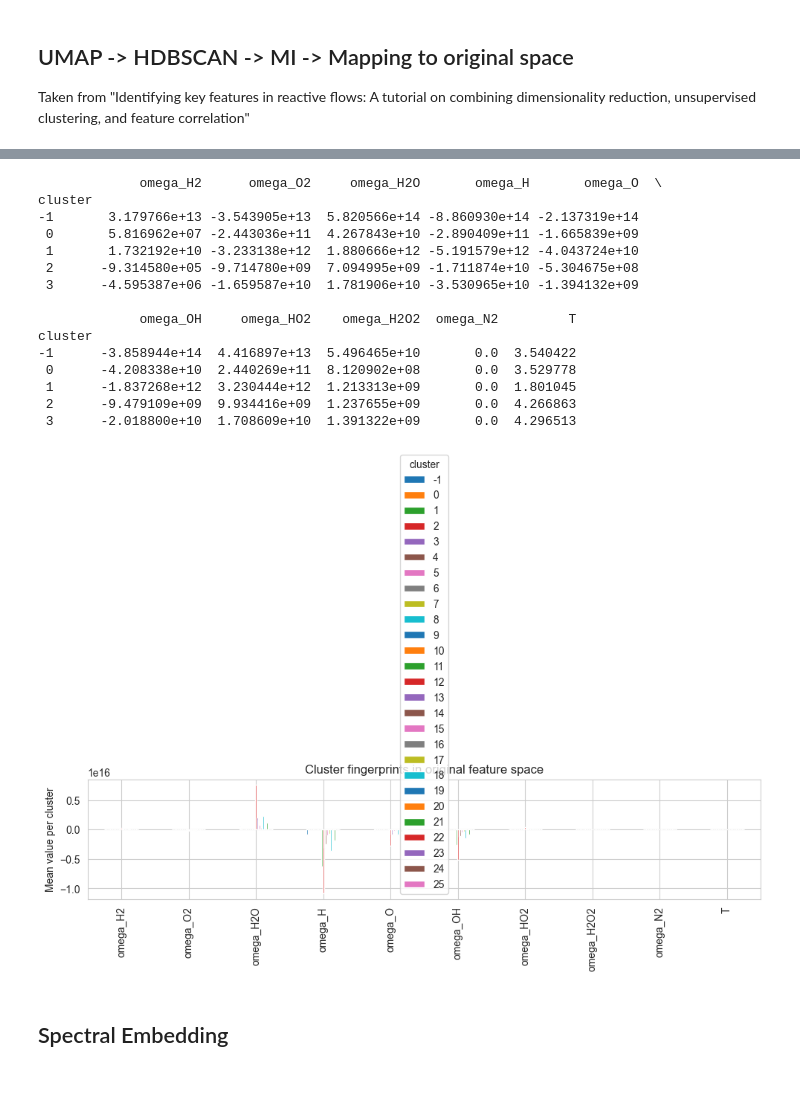
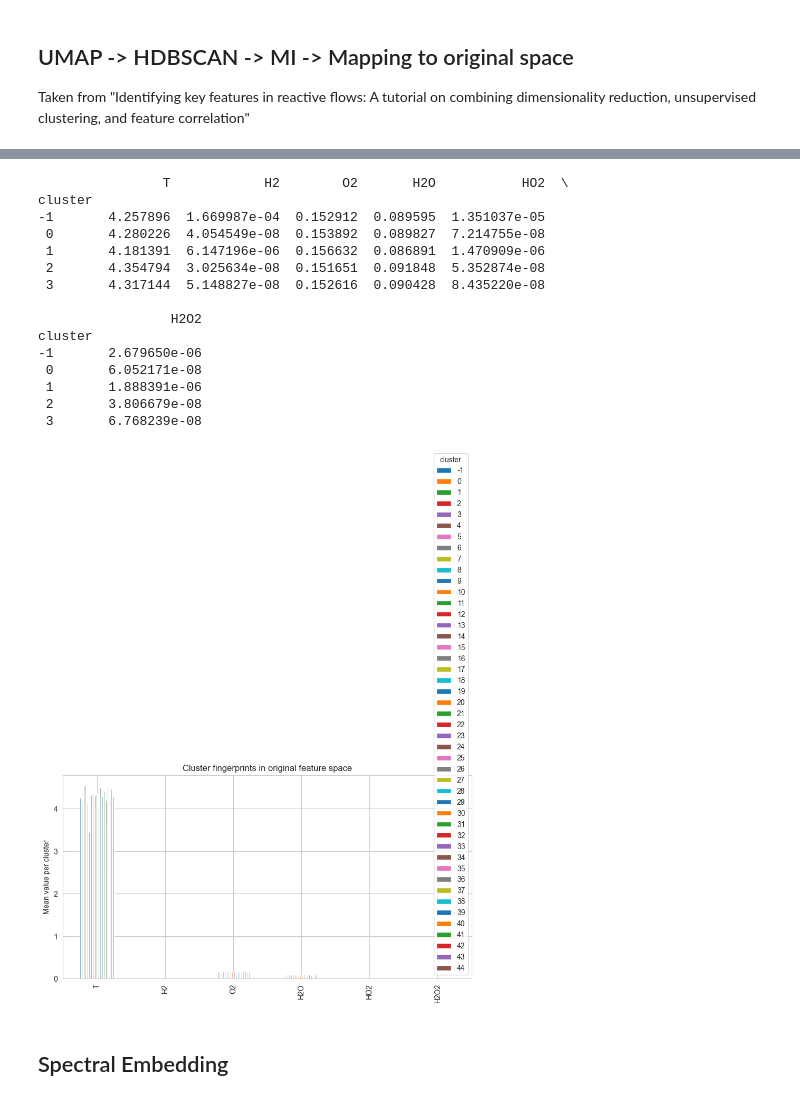
Before and after one commit to AlexandrosNtakoulas/FLAME-rf, a Jupyter notebook: Clustering_comparison.ipynb, the cells around one changed output, grey strips where cells are left out. Drawn from its saved outputs; the diff is of its cells as text; code cells hidden in the pictures.

Commit message:
FDS_Inference file and Fixes on plots in clustering notebook

```diff
--- a/Clustering_comparison.ipynb
+++ b/Clustering_comparison.ipynb
@@ -38,12 +38,12 @@ df = pd.read_csv("extracted_flame_front_120.csv")
 #        'normal_strain_rate', 'total_strain_rate', 'density_ratio_sigma',
 #        'vorticity', 'omega_H2', 'omega_O2', 'omega_H2O', 'omega_H', 'omega_O',
 #        'omega_OH', 'omega_HO2', 'omega_H2O2', 'omega_N2', 'Le_def']
-features = [
-    'omega_H2', 'omega_O2', 'omega_H2O', 'omega_H', 'omega_O', 'omega_OH',
-    'omega_HO2', 'omega_H2O2', 'omega_N2', 'T'
-]
+# features = [
+#     'omega_H2', 'omega_O2', 'omega_H2O', 'omega_H', 'omega_O', 'omega_OH',
+#     'omega_HO2', 'omega_H2O2', 'omega_N2', 'T'
+# ]
 
-#features = ['T','H2','O2', 'H2O', 'HO2', 'H2O2']
+features = ['T','H2','O2', 'H2O', 'HO2', 'H2O2']
 
 colourmap = df["disp_speed_density_weighted"]
 
@@ -79,8 +80,8 @@ dimensionality reduction, unsupervised clustering, and feature correlation"
 
 print(int(np.sqrt(len(X))))
 clusterer = hdbscan.HDBSCAN(
-    min_cluster_size=1000, #int(np.sqrt(len(X))),
-    min_samples= 250, #int(np.sqrt(len(X))), #int(np.sqrt(len(X))),
+    min_cluster_size=int(np.sqrt(len(X))),
+    min_samples=int(np.sqrt(len(X))), #int(np.sqrt(len(X))),
     metric='euclidean',
     cluster_selection_method='eom',
     prediction_data=True
@@ -200,40 +193,25 @@ import matplotlib.tri as tri
 from matplotlib.colors import BoundaryNorm
 import matplotlib
 from scipy.interpolate import griddata
-
-# Resolution of structured grid
-nx, ny = 1000, 1000
-
-# Automatically use full domain of your flame-front slice
-x_min, x_max = df['x'].min(), df['x'].max()
-y_min, y_max = df['y'].min(), df['y'].max()
-
-grid_x, grid_y = np.meshgrid(
-    np.linspace(x_min, x_max, nx),
-    np.linspace(y_min, y_max, ny)
-)
-
-# Interpolate cluster labels to grid
-z_structured = griddata(
-    (df['x'], df['y']),
-    labels,
-    (grid_x, grid_y),
-    method='nearest'
-)
-
+# Discrete bounds: one band per integer label
 bounds = np.arange(-0.5, labels.max() + 1.5, 1)
 cmap = matplotlib.colormaps['nipy_spectral']
 norm = BoundaryNorm(bounds, cmap.N)
 
-plt.figure(figsize=(7,8))
-plt.pcolormesh(
-    grid_x, grid_y, z_structured,
+plt.figure(figsize=(7, 8))
+
+sc = plt.scatter(
+    df['x'],
+    df['y'],
+    c=labels,
     cmap=cmap,
     norm=norm,
-    shading='nearest'
+    s=5,         # adjust marker size as you like
+    marker='s',  # square markers give a more "continuous" feel
+    linewidths=0
 )
 
-cb = plt.colorbar(ticks=np.arange(labels.min(), labels.max()+1))
+cb = plt.colorbar(sc, ticks=np.arange(labels.min(), labels.max() + 1))
 cb.set_label("Cluster ID (−1 = noise)")
 
 plt.xlabel("x coordinate")
@@ -263,19 +241,19 @@ plt.show()
-             omega_H2      omega_O2     omega_H2O       omega_H       omega_O  \
+                T            H2        O2       H2O           HO2  \
 cluster
--1       3.179766e+13 -3.543905e+13  5.820566e+14 -8.860930e+14 -2.137319e+14
- 0       5.816962e+07 -2.443036e+11  4.267843e+10 -2.890409e+11 -1.665839e+09
- 1       1.732192e+10 -3.233138e+12  1.880666e+12 -5.191579e+12 -4.043724e+10
- 2      -9.314580e+05 -9.714780e+09  7.094995e+09 -1.711874e+10 -5.304675e+08
- 3      -4.595387e+06 -1.659587e+10  1.781906e+10 -3.530965e+10 -1.394132e+09
+-1       4.257896  1.669987e-04  0.152912  0.089595  1.351037e-05
+ 0       4.280226  4.054549e-08  0.153892  0.089827  7.214755e-08
+ 1       4.181391  6.147196e-06  0.156632  0.086891  1.470909e-06
+ 2       4.354794  3.025634e-08  0.151651  0.091848  5.352874e-08
+ 3       4.317144  5.148827e-08  0.152616  0.090428  8.435220e-08
 
-             omega_OH     omega_HO2    omega_H2O2  omega_N2         T
+                 H2O2
 cluster
--1      -3.858944e+14  4.416897e+13  5.496465e+10       0.0  3.540422
- 0      -4.208338e+10  2.440269e+11  8.120902e+08       0.0  3.529778
- 1      -1.837268e+12  3.230444e+12  1.213313e+09       0.0  1.801045
- 2      -9.479109e+09  9.934416e+09  1.237655e+09       0.0  4.266863
- 3      -2.018800e+10  1.708609e+10  1.391322e+09       0.0  4.296513
+-1       2.679650e-06
+ 0       6.052171e-08
+ 1       1.888391e-06
+ 2       3.806679e-08
+ 3       6.768239e-08
-[figure, old version]
+[figure, new version]
 # %% [markdown]
 ## Spectral Embedding
 # %%
```
Also changed, not shown: parts of 6 cells of this notebook, 6 other files.
